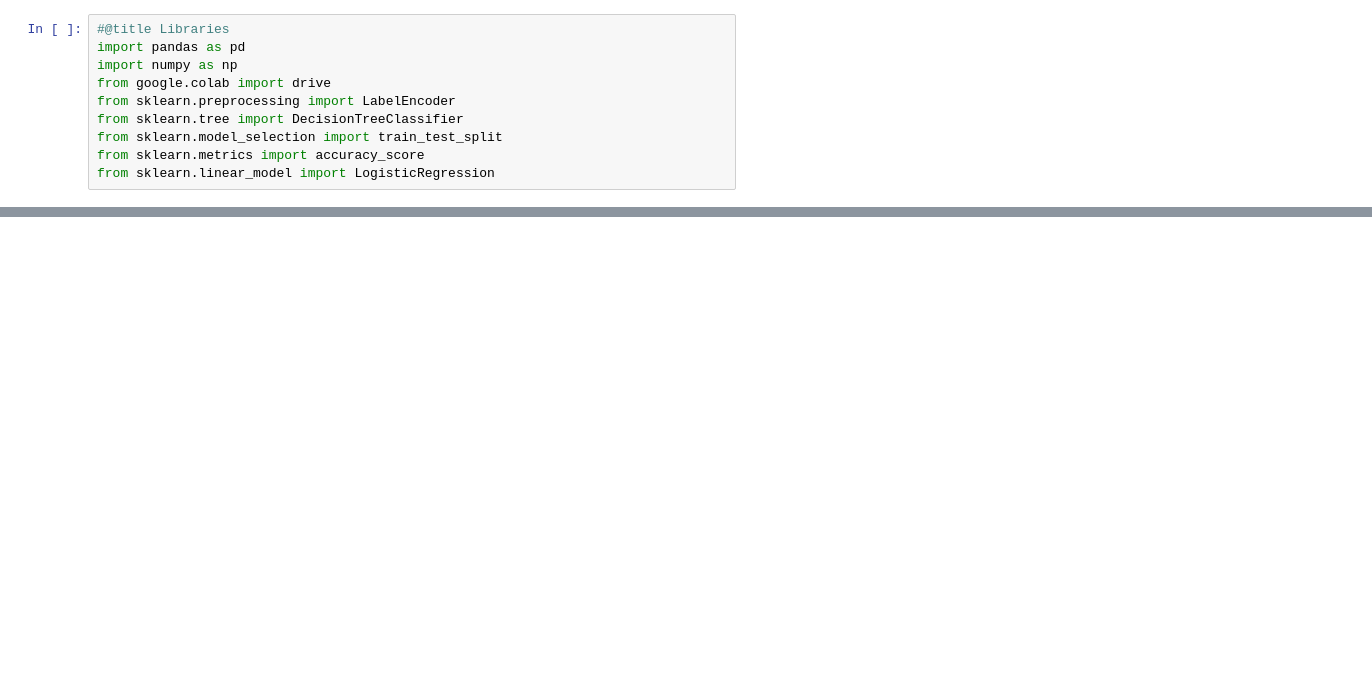
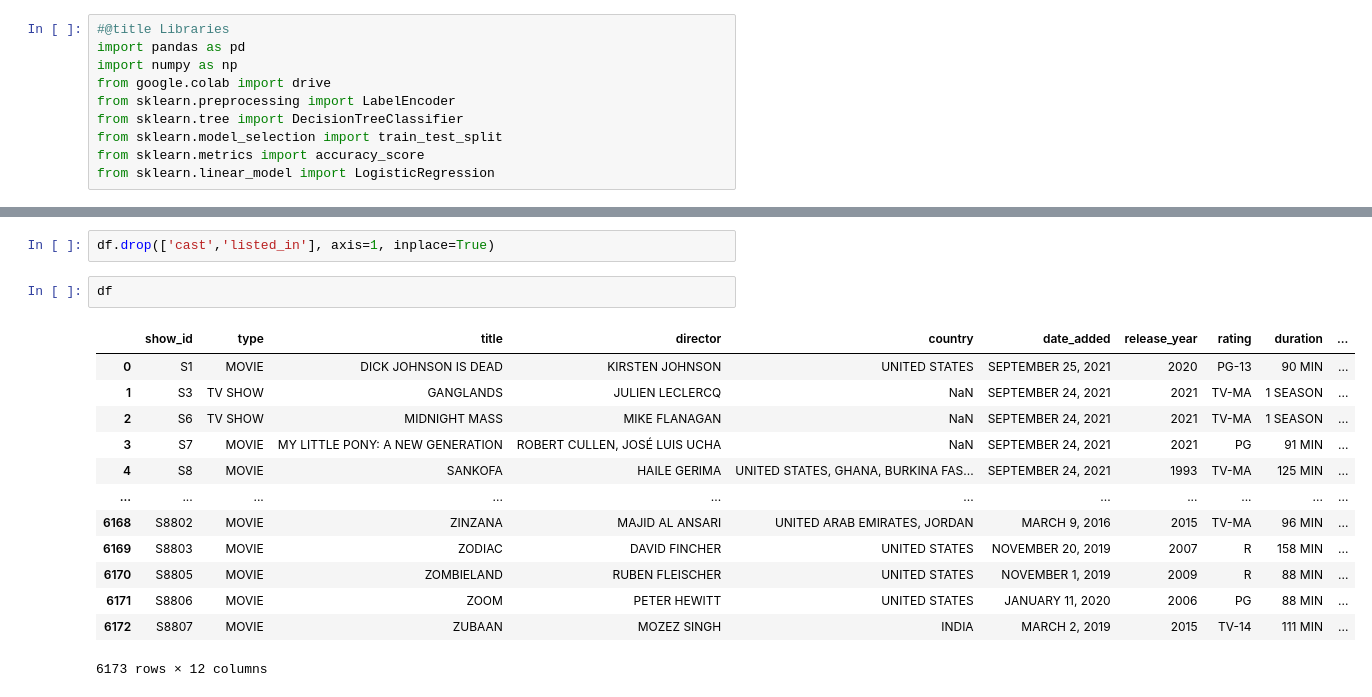
Before and after one commit to akashganesan1/Netflix-Shows-Movies-Genre-Prediction, a Jupyter notebook: Netflix Genre Prediction.ipynb, the cells around one changed output, grey strips where cells are left out. Drawn from its saved outputs; the diff is of its cells as text; blank space fills up the shorter version.

```diff
--- a/Netflix Genre Prediction.ipynb
+++ b/Netflix Genre Prediction.ipynb
@@ -39,0 +157,18 @@ df
+# %%
+df.drop(['cast','listed_in'], axis=1, inplace=True)
+# %%
+df
+# %% [output]
+|  | show_id | type | title | director | country | date_added | release_year | rating | duration | ... |
+| 0 | S1 | MOVIE | DICK JOHNSON IS DEAD | KIRSTEN JOHNSON | UNITED STATES | SEPTEMBER 25, 2021 | 2020 | PG-13 | 90 MIN | ... |
+| 1 | S3 | TV SHOW | GANGLANDS | JULIEN LECLERCQ | NaN | SEPTEMBER 24, 2021 | 2021 | TV-MA | 1 SEASON | ... |
+| 2 | S6 | TV SHOW | MIDNIGHT MASS | MIKE FLANAGAN | NaN | SEPTEMBER 24, 2021 | 2021 | TV-MA | 1 SEASON | ... |
+| 3 | S7 | MOVIE | MY LITTLE PONY: A NEW GENERATION | ROBERT CULLEN, JOSÉ LUIS UCHA | NaN | SEPTEMBER 24, 2021 | 2021 | PG | 91 MIN | ... |
+| 4 | S8 | MOVIE | SANKOFA | HAILE GERIMA | UNITED STATES, GHANA, BURKINA FAS... | SEPTEMBER 24, 2021 | 1993 | TV-MA | 125 MIN | ... |
+| ... | ... | ... | ... | ... | ... | ... | ... | ... | ... | ... |
+| 6168 | S8802 | MOVIE | ZINZANA | MAJID AL ANSARI | UNITED ARAB EMIRATES, JORDAN | MARCH 9, 2016 | 2015 | TV-MA | 96 MIN | ... |
+| 6169 | S8803 | MOVIE | ZODIAC | DAVID FINCHER | UNITED STATES | NOVEMBER 20, 2019 | 2007 | R | 158 MIN | ... |
+| 6170 | S8805 | MOVIE | ZOMBIELAND | RUBEN FLEISCHER | UNITED STATES | NOVEMBER 1, 2019 | 2009 | R | 88 MIN | ... |
+| 6171 | S8806 | MOVIE | ZOOM | PETER HEWITT | UNITED STATES | JANUARY 11, 2020 | 2006 | PG | 88 MIN | ... |
+| 6172 | S8807 | MOVIE | ZUBAAN | MOZEZ SINGH | INDIA | MARCH 2, 2019 | 2015 | TV-14 | 111 MIN | ... |
+6173 rows × 12 columns
```
Also changed, not shown: parts of 34 cells of this notebook.
